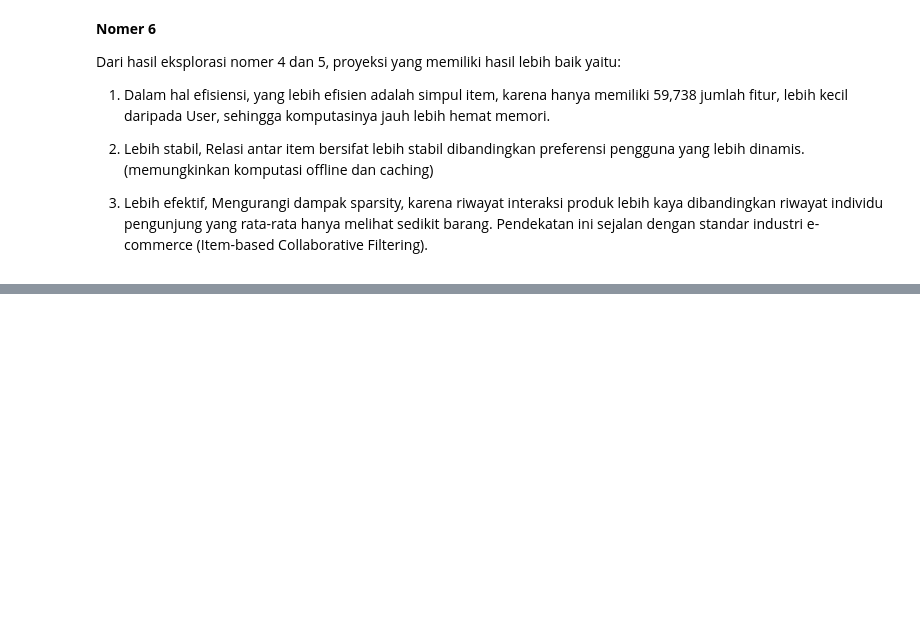
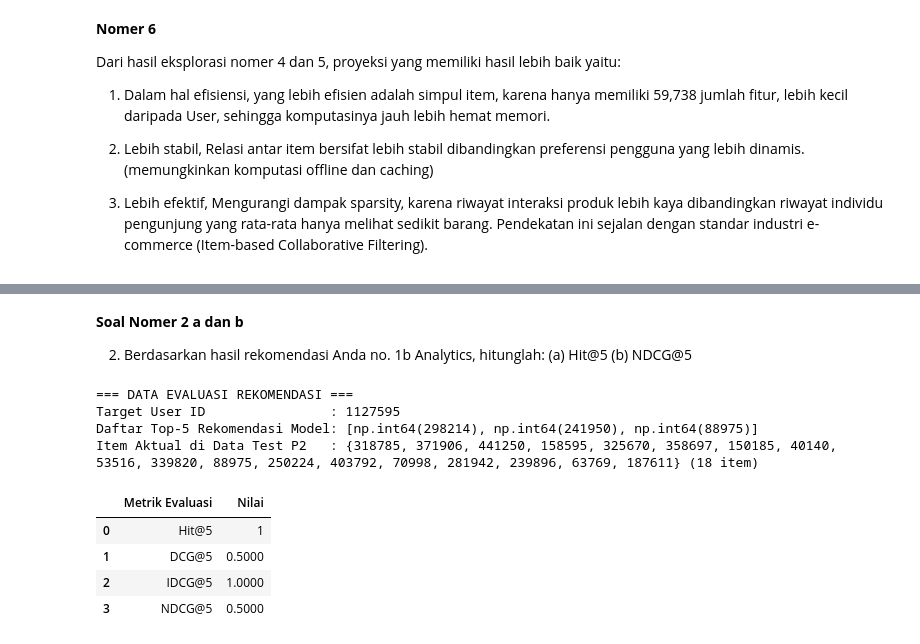
Before and after one commit to Hxnss/UTS-GSD, a Jupyter notebook: uts-gsd.ipynb, the cells around one changed output, grey strips where cells are left out. Cells and saved outputs as stored; diff of their text form; code cells hidden in the pictures; blank space fills up the shorter version.

```diff
--- a/uts-gsd.ipynb
+++ b/uts-gsd.ipynb
@@ -857,0 +840,54 @@ Ketiga produk ini memiliki potensi konversi transaksi paling optimal karena didu
+# %% [markdown]
+**Soal Nomer 2 a dan b**
+
+2. Berdasarkan hasil rekomendasi Anda no. 1b Analytics, hitunglah:
+(a) Hit@5
+(b) NDCG@5
+# %%
+df_p2 = pd.read_csv(r"data\events_p2_test.csv")
+
+
+top_5_recommended = [item_id for item_id, _ in sorted_rec[:5]]
+
+# 3. Mengambil item aktual yg beneran dibuka di P2 oleh user
+test_actual_items = set(df_p2[df_p2['visitorid'] == target_user]['itemid'])
+
+print("=== DATA EVALUASI REKOMENDASI ===")
+print(f"Target User ID                : {target_user}")
+print(f"Daftar Top-5 Rekomendasi Model: {top_5_recommended}")
+print(f"Item Aktual di Data Test P2   : {test_actual_items} ({len(test_actual_items)} item)\n")
+
+# evaluasi a
+hits = [1 if item in test_actual_items else 0 for item in top_5_recommended]
+hit_at_5 = 1 if sum(hits) > 0 else 0
+
+# 5. Evaluasi b
+if sum(hits) == 0:
+    dcg_5 = 0.0
+    idcg_5 = 0.0
+    ndcg_5 = 0.0
+else:
+    # DCG@5
+    dcg_5 = sum([rel / np.log2(idx + 2) for idx, rel in enumerate(hits)])
+
+    # IDCG@5
+    ideal_hits = sorted(hits, reverse=True)
+    idcg_5 = sum([rel / np.log2(idx + 2) for idx, rel in enumerate(ideal_hits)])
+    ndcg_5 = dcg_5 / idcg_5
+
+df_eval = pd.DataFrame({
+    'Metrik Evaluasi': ['Hit@5', 'DCG@5', 'IDCG@5', 'NDCG@5'],
+    'Nilai': [f"{hit_at_5}", f"{dcg_5:.4f}", f"{idcg_5:.4f}", f"{ndcg_5:.4f}"]
+})
+
+display(df_eval)
+# %% [output]
+=== DATA EVALUASI REKOMENDASI ===
+Target User ID                : 1127595
+Daftar Top-5 Rekomendasi Model: [np.int64(298214), np.int64(241950), np.int64(88975)]
+Item Aktual di Data Test P2   : {318785, 371906, 441250, 158595, 325670, 358697, 150185, 40140, 53516, 339820, 88975, 250224, 403792, 70998, 281942, 239896, 63769, 187611} (18 item)
+|  | Metrik Evaluasi | Nilai |
+| 0 | Hit@5 | 1 |
+| 1 | DCG@5 | 0.5000 |
+| 2 | IDCG@5 | 1.0000 |
+| 3 | NDCG@5 | 0.5000 |
```
Also changed, not shown: parts of 41 cells of this notebook.
